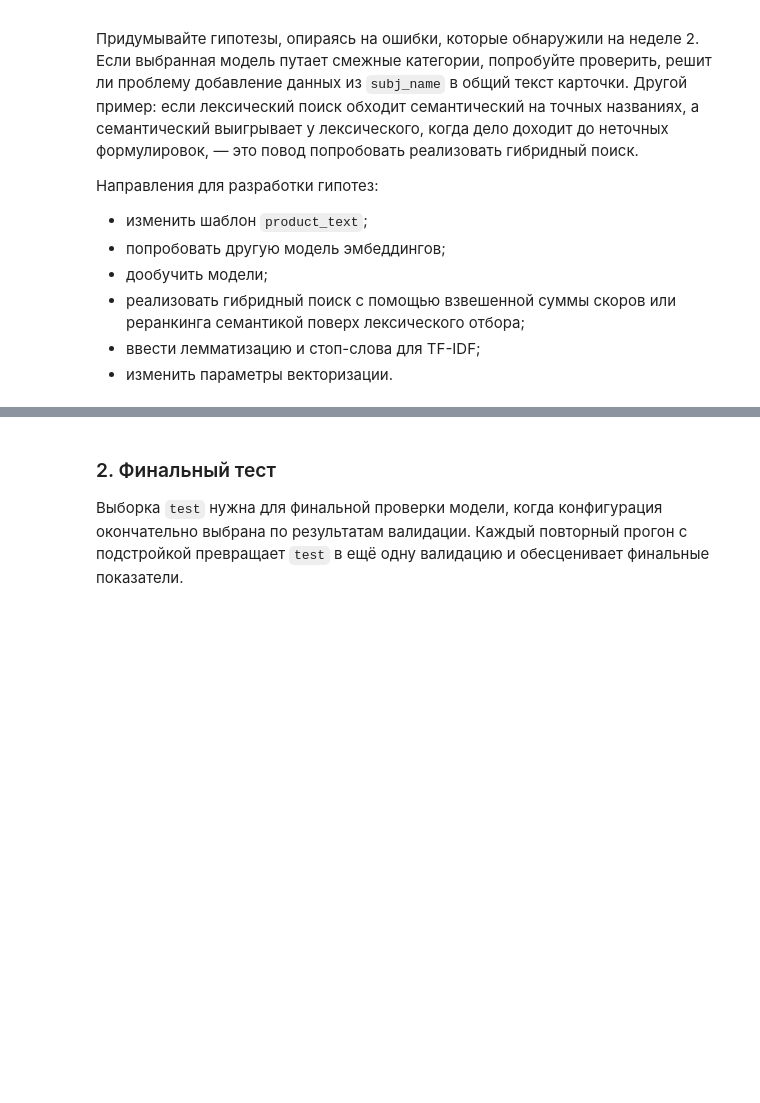
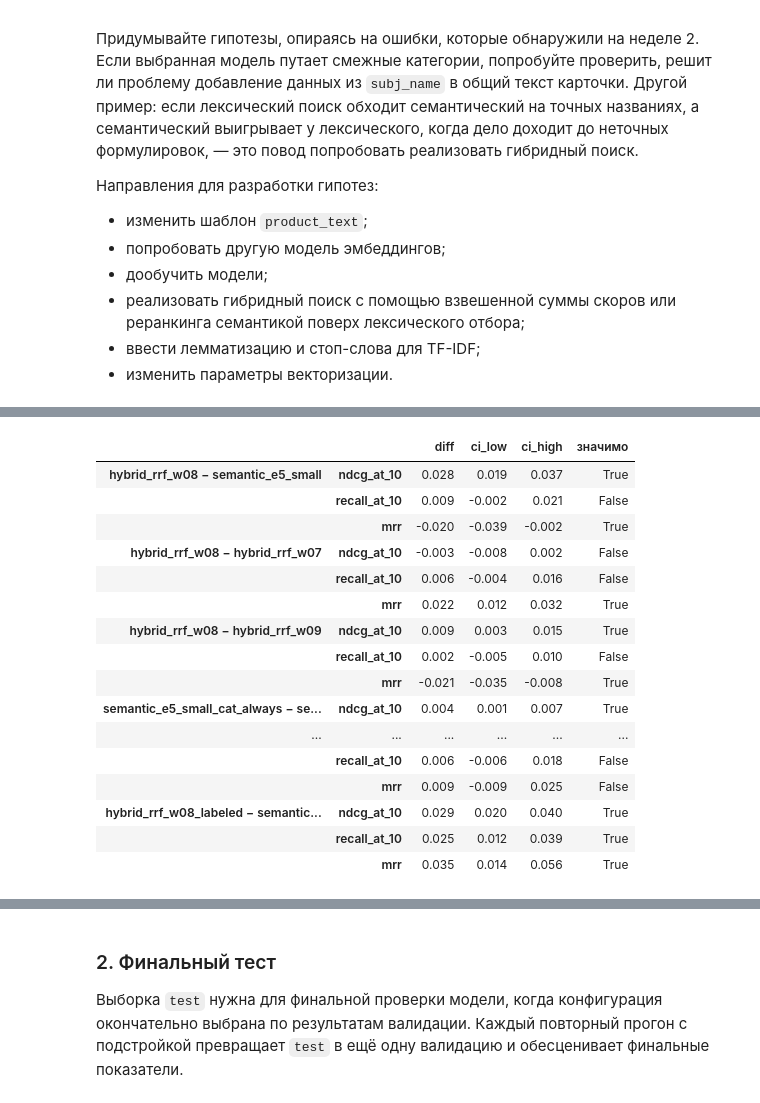
Before and after one commit to India-Lima/semantic-search, a Jupyter notebook: semantic_search_project.ipynb, the cells around one changed output, grey strips where cells are left out. Saved outputs shown, nothing was run; the diff lists cells and outputs as text; code cells hidden in the pictures; blank space fills up the shorter version.

Commit message:
Доработки по ревью v1: ё→е, стабильная сортировка, bootstrap, эксперименты 3a и 5, MLflow v2

```diff
--- a/semantic_search_project.ipynb
+++ b/semantic_search_project.ipynb
@@ -1583,30 +1799,0 @@ pd.DataFrame(
-# %%
-query_has_brand = {
-    qid: any(brand in text.lower() for brand in brand_set)
-    for qid, (text, _) in golden_train.items()
-}
-
-
-def by_segment(
-    names, segment: dict, labels=("без бренда", "с брендом")
-) -> pd.DataFrame:
-    """Средние ключевые метрики конфигураций в разрезе сегментов запросов."""
-    rows = {}
-    for name in names:
-        res = experiments[name][1]
-        grouped = res.groupby(res["query_id"].map(segment))[KEY_METRICS].mean()
-        for flag, row in grouped.iterrows():
-            rows[(labels[flag], name)] = row
-    return pd.DataFrame(rows).T.sort_index().round(3)
-
-
-print(f"Запросов с брендом: {sum(query_has_brand.values())} из {len(query_has_brand)}")
-by_segment(
-    [
-        "lexical_tfidf",
-        "semantic_e5_small",
-        "semantic_e5_small_labeled",
-        "hybrid_rrf_w08_labeled",
-    ],
-    query_has_brand,
-)
@@ -1645,0 +2016,33 @@ by_segment(
+# %%
+bootstrap_table(
+    {
+        f"{b} − {a}": (experiments[a][1], experiments[b][1])
+        for a, b in [
+            ("semantic_e5_small", "hybrid_rrf_w08"),
+            ("hybrid_rrf_w07", "hybrid_rrf_w08"),
+            ("hybrid_rrf_w09", "hybrid_rrf_w08"),
+            ("semantic_e5_small", "semantic_e5_small_cat_always"),
+            ("semantic_e5_small_cat_always", "semantic_e5_small_labeled"),
+            ("semantic_e5_small_labeled", "hybrid_rrf_w08_labeled"),
+            ("semantic_e5_small", "hybrid_rrf_w08_labeled"),
+        ]
+    }
+)
+# %% [output]
+|  |  | diff | ci_low | ci_high | значимо |
+| hybrid_rrf_w08 − semantic_e5_small | ndcg_at_10 | 0.028 | 0.019 | 0.037 | True |
+|  | recall_at_10 | 0.009 | -0.002 | 0.021 | False |
+|  | mrr | -0.020 | -0.039 | -0.002 | True |
+| hybrid_rrf_w08 − hybrid_rrf_w07 | ndcg_at_10 | -0.003 | -0.008 | 0.002 | False |
+|  | recall_at_10 | 0.006 | -0.004 | 0.016 | False |
+|  | mrr | 0.022 | 0.012 | 0.032 | True |
+| hybrid_rrf_w08 − hybrid_rrf_w09 | ndcg_at_10 | 0.009 | 0.003 | 0.015 | True |
+|  | recall_at_10 | 0.002 | -0.005 | 0.010 | False |
+|  | mrr | -0.021 | -0.035 | -0.008 | True |
+| semantic_e5_small_cat_always − se... | ndcg_at_10 | 0.004 | 0.001 | 0.007 | True |
+| ... | ... | ... | ... | ... | ... |
+|  | recall_at_10 | 0.006 | -0.006 | 0.018 | False |
+|  | mrr | 0.009 | -0.009 | 0.025 | False |
+| hybrid_rrf_w08_labeled − semantic... | ndcg_at_10 | 0.029 | 0.020 | 0.040 | True |
+|  | recall_at_10 | 0.025 | 0.012 | 0.039 | True |
+|  | mrr | 0.035 | 0.014 | 0.056 | True |
```
Also changed, not shown: parts of 89 cells of this notebook, 3 other files.
